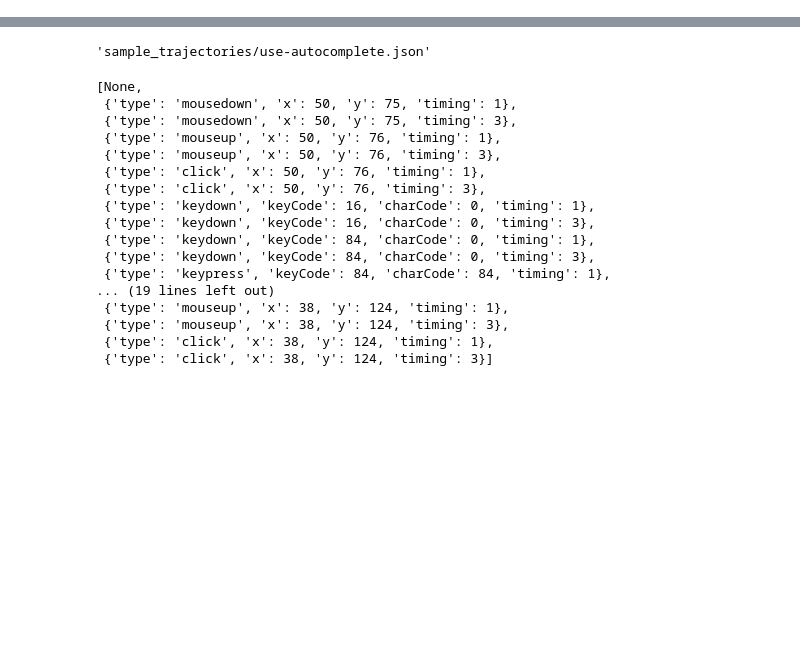
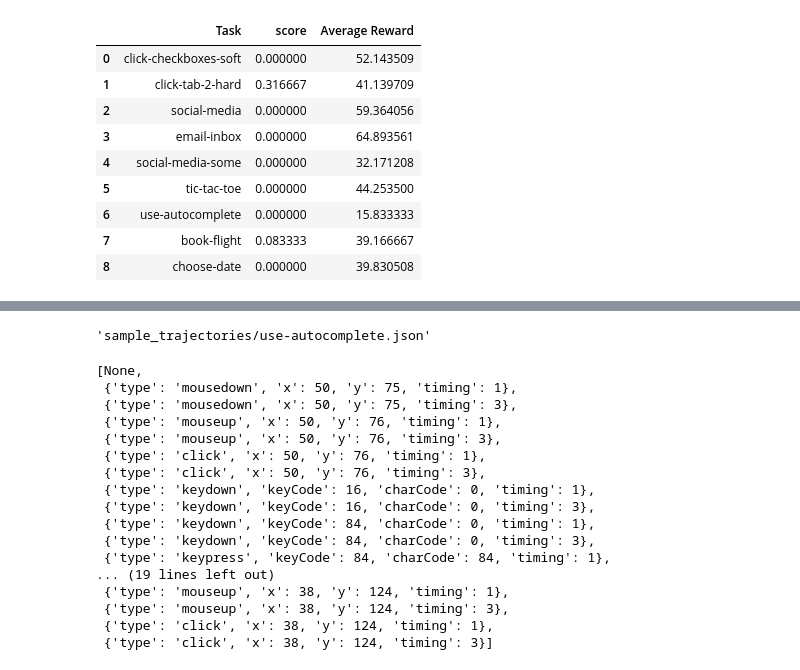
Before and after one commit to flbyrne/FAST, a Jupyter notebook: baseline_analysis.ipynb, the cells around one changed output, grey strips where cells are left out. Saved outputs shown, nothing was run; the diff lists cells and outputs as text; code cells hidden in the pictures; blank space fills up the shorter version.

Commit message:
Added reward chart to analysis notebook

```diff
--- a/baseline_analysis.ipynb
+++ b/baseline_analysis.ipynb
@@ -93,0 +96,57 @@ IsADirectoryError: [Errno 21] Is a directory: 'trajectories_gemini/click-checkbo
+# %%
+scoring_function = {
+    'click-checkboxes-soft': eval_click_checkboxes_soft,
+    'click-tab-2-hard': eval_click_tab_2_hard,
+    'social-media': eval_social_media,
+    'email-inbox': eval_email_inbox,
+    'social-media-some': eval_social_media_some,
+    'tic-tac-toe': eval_tic_tac_toe,
+    'use-autocomplete': eval_use_autocomplete,
+    'book-flight': eval_book_flight,
+    'choose-date': eval_choose_date,
+}
+# %%
+def score_env(env_name,scoring_function):
+    path = BASELINE_TRAJECTORY_PATH+'/'+env_name
+    files = os.listdir(path)
+    files = [x for x in files if os.path.isfile(os.path.join(path,x))]
+    score = 0
+    reward = 0
+    n_rewards = 0
+    for i in range(N_FILES):
+        filepath = os.path.join(path, files[i])
+        trajectory = dill.load(open(filepath, 'rb'))
+        score += scoring_function(trajectory)
+        traj_reward = trajectory['reward']
+        if traj_reward is not None:
+            n_rewards +=1
+            reward += (traj_reward+1)/2
+
+    return score/N_FILES, reward/n_rewards
+
+
+def get_reward_df(d):
+    scores, rewards = [], []
+    for task,function in d.items():
+        score, reward = score_env(task, function)
+        scores.append(score)
+        rewards.append(reward*100)
+    df = pd.DataFrame()
+    df['Task'] = d.keys()
+    df['score'] = scores
+    df['Average Reward'] = rewards
+    return df
+
+df_scores = get_reward_df(scoring_function)
+df_scores
+# %% [output]
+|  | Task | score | Average Reward |
+| 0 | click-checkboxes-soft | 0.000000 | 52.143509 |
+| 1 | click-tab-2-hard | 0.316667 | 41.139709 |
+| 2 | social-media | 0.000000 | 59.364056 |
+| 3 | email-inbox | 0.000000 | 64.893561 |
+| 4 | social-media-some | 0.000000 | 32.171208 |
+| 5 | tic-tac-toe | 0.000000 | 44.253500 |
+| 6 | use-autocomplete | 0.000000 | 15.833333 |
+| 7 | book-flight | 0.083333 | 39.166667 |
+| 8 | choose-date | 0.000000 | 39.830508 |
```
Also changed, not shown: parts of 12 cells of this notebook.
